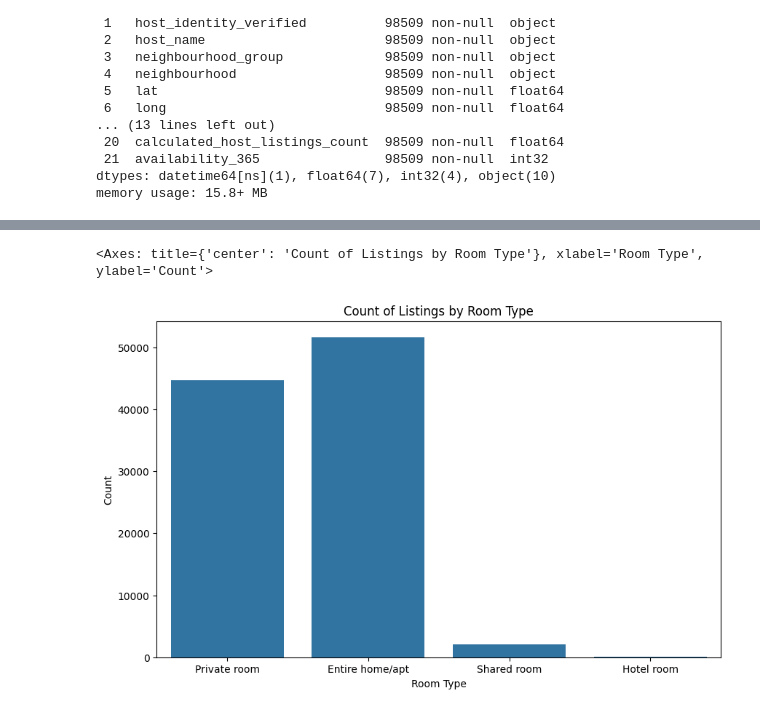
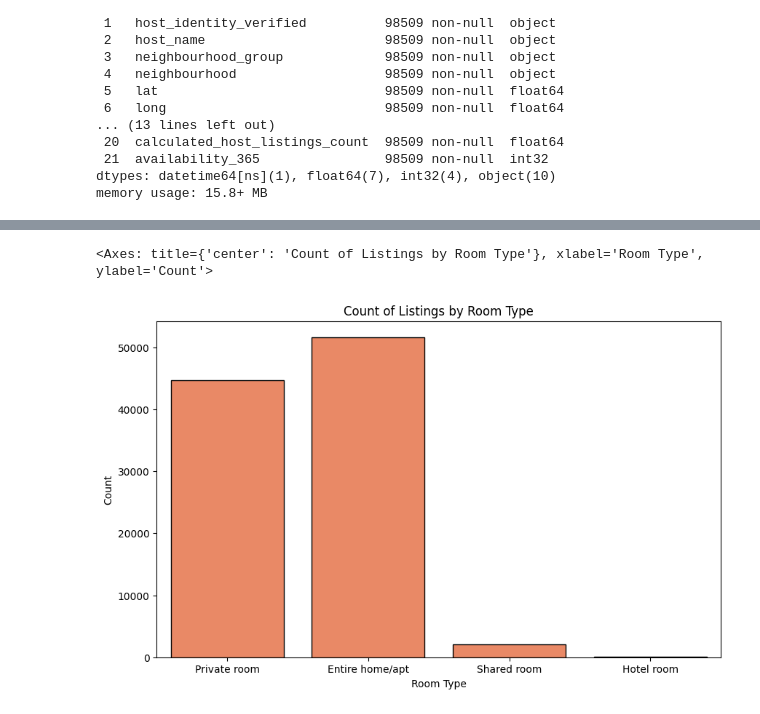
Before and after one commit to swetha-ev/airbnb-listings-analysis, a Jupyter notebook: airbnb_listing_analysis.ipynb, the cells around one changed output, grey strips where cells are left out. Cells and saved outputs as stored; diff of their text form; code cells hidden in the pictures.

```diff
--- a/airbnb_listing_analysis.ipynb
+++ b/airbnb_listing_analysis.ipynb
@@ -439,14 +451,22 @@ sns.histplot(data=df,x='price',bins=10)
 # %%
 '''2. Visualize the count of listings for each room type.
     * Shows the market composition(which room type more available?).'''
+
 plt.figure(figsize=(10, 6))
+
 plt.title('Count of Listings by Room Type')
 plt.xlabel('Room Type')
 plt.ylabel('Count')
-sns.countplot(data=df,x='room_type')
+
+sns.countplot(
+    data=df,
+    x='room_type',
+    color='coral',
+    edgecolor = 'black'
+)
 # %% [output]
 <Axes: title={'center': 'Count of Listings by Room Type'}, xlabel='Room Type', ylabel='Count'>
-[figure, old version]
+[figure, new version]
 # %%
 '''3. Show the number of listings in the most popular neighborhoods.
     * Highlights the high-density areas(where airbnbs are more located).'''
```
Also changed, not shown: parts of 10 cells of this notebook.
